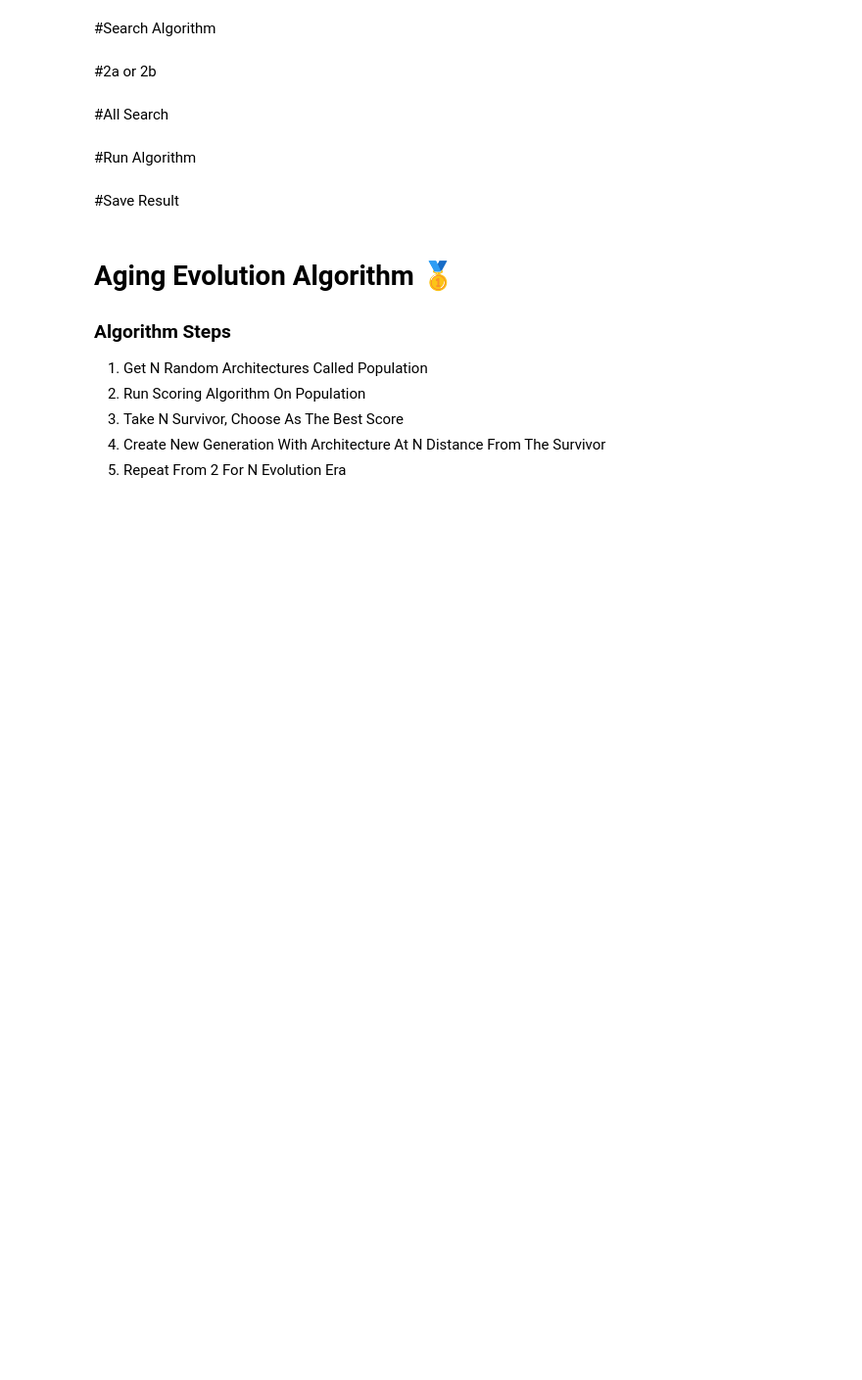
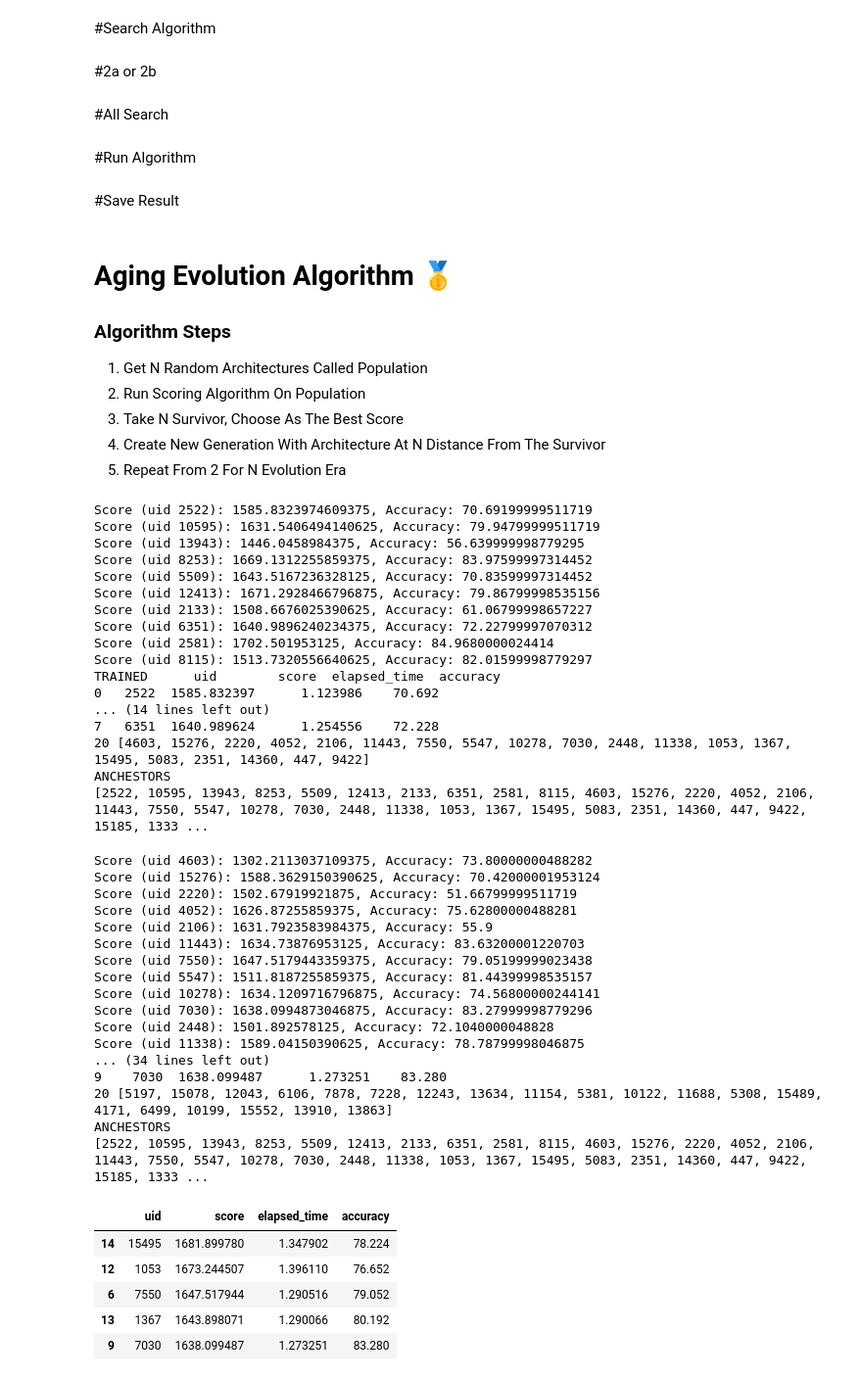
Before and after one commit to nicodimo/NAS_MachineLearningDeepLearning, a Jupyter notebook: NaswotREA.ipynb, the cells around one changed output. Shown: that part at 98% size. Cells and saved outputs as stored; diff of their text form; code cells hidden in the pictures; blank space fills up the shorter version.

```diff
--- a/NaswotREA.ipynb
+++ b/NaswotREA.ipynb
@@ -14,7 +14,7 @@ n_random =  10#@param {type:"integer"}
 point = '2a' # @param ['2a', '2b']
 imagenet_path = 'Use only if dataset=Imagenet16' #@param{type:"string"}
 use_default_path = True #@param{type:"boolean"}
-n_evolution = 10#@param{type: "integer"}
+n_evolution = 2#@param{type: "integer"}
 n_arch_distance = 6#@param{type: "integer"}
 n_survivor = 5#@param{type:"integer"}
 
@@ -710,14 +710,3 @@ path_net = f'best_network_{run_id}_trial{trial}_{dataset_id}.csv'
 3.   Take N Survivor, Choose As The Best Score
 4.   Create New Generation With Architecture At N Distance From The Survivor
 5.   Repeat From 2 For N Evolution Era
-# %%
-import time
-import random
-from neural_model.neural_model import get_cell_net
-
-"""
-Find all architectures with a distance n (max), the distance is calculated as Hamming Distance
-"""
-def find_arch_n_dist(arch, n):
-  print(arch)
-  return []
@@ -732,7 +750,7 @@ NAS WOT Algorithm
 """
 
 def naswot_search(dataset, device, population) -> pd.DataFrame:
-    result = {'uid': [], 'score': [], 'elapsed_time': []}
+    result = {'uid': [], 'score': [], 'elapsed_time': [], 'accuracy': []}
     for uid in population:
       net_config: pd.DataFrame = searchspace.loc[searchspace['uid'] == uid]
       net_config: dict = get_standard_config(net_config)
@@ -790,6 +808,7 @@ def naswot_search(dataset, device, population) -> pd.DataFrame:
           stop = time.time()
           result['uid'].append(uid)
           result['score'].append(np.mean(s))
+          result['accuracy'].append(acc)
           score = np.mean(s)
           result['elapsed_time'].append(stop-start)
       except Exception as e:
@@ -800,20 +819,69 @@ def naswot_search(dataset, device, population) -> pd.DataFrame:
 # %%
 # Get N Random Samples
 
 import random
 import pandas as pd
 
 device = torch.device("cuda:0" if torch.cuda.is_available() else "cpu")
 dataset = config['dataset']
 population = random.sample(range(max_uid), config['n_random'])
-
+survivors = {}
+anchestors = population.copy()
 # Run Algorithm on Population
 
 for i in range(config['n_evolution']):
   trained_population = naswot_search(dataset, device, population)
-
+  print('TRAINED', trained_population)
   # Take N Survivor
   trained_population.sort_values(by=['score'], ascending=False, inplace=True)
   survivors = trained_population.head(config['n_survivor'])
+  print('SURVIVORS', survivors)
 
-# Create New Generation
+  # Create New Generation
+  population = find_arch_n_dist(survivors=survivors.to_dict(), max_dist=config['n_arch_distance'], anchestors=anchestors)
+
+  print(len(population), population)
+  print('ANCHESTORS')
+  print(anchestors)
+survivors
+# %% [output]
+Score (uid 2522): 1585.8323974609375, Accuracy: 70.69199999511719
+Score (uid 10595): 1631.5406494140625, Accuracy: 79.94799999511719
+Score (uid 13943): 1446.0458984375, Accuracy: 56.639999998779295
+Score (uid 8253): 1669.1312255859375, Accuracy: 83.97599997314452
+Score (uid 5509): 1643.5167236328125, Accuracy: 70.83599997314452
+Score (uid 12413): 1671.2928466796875, Accuracy: 79.86799998535156
+Score (uid 2133): 1508.6676025390625, Accuracy: 61.06799998657227
+Score (uid 6351): 1640.9896240234375, Accuracy: 72.22799997070312
+Score (uid 2581): 1702.501953125, Accuracy: 84.9680000024414
+Score (uid 8115): 1513.7320556640625, Accuracy: 82.01599998779297
+TRAINED      uid        score  elapsed_time  accuracy
+0   2522  1585.832397      1.123986    70.692
+... (14 lines left out)
+7   6351  1640.989624      1.254556    72.228
+20 [4603, 15276, 2220, 4052, 2106, 11443, 7550, 5547, 10278, 7030, 2448, 11338, 1053, 1367, 15495, 5083, 2351, 14360, 447, 9422]
+ANCHESTORS
+[2522, 10595, 13943, 8253, 5509, 12413, 2133, 6351, 2581, 8115, 4603, 15276, 2220, 4052, 2106, 11443, 7550, 5547, 10278, 7030, 2448, 11338, 1053, 1367, 15495, 5083, 2351, 14360, 447, 9422, 15185, 1333 ...
+Score (uid 4603): 1302.2113037109375, Accuracy: 73.80000000488282
+Score (uid 15276): 1588.3629150390625, Accuracy: 70.42000001953124
+Score (uid 2220): 1502.67919921875, Accuracy: 51.66799999511719
+Score (uid 4052): 1626.87255859375, Accuracy: 75.62800000488281
+Score (uid 2106): 1631.7923583984375, Accuracy: 55.9
+Score (uid 11443): 1634.73876953125, Accuracy: 83.63200001220703
+Score (uid 7550): 1647.5179443359375, Accuracy: 79.05199999023438
+Score (uid 5547): 1511.8187255859375, Accuracy: 81.44399998535157
+Score (uid 10278): 1634.1209716796875, Accuracy: 74.56800000244141
+Score (uid 7030): 1638.0994873046875, Accuracy: 83.27999998779296
+Score (uid 2448): 1501.892578125, Accuracy: 72.1040000048828
+Score (uid 11338): 1589.04150390625, Accuracy: 78.78799998046875
+... (34 lines left out)
+9    7030  1638.099487      1.273251    83.280
+20 [5197, 15078, 12043, 6106, 7878, 7228, 12243, 13634, 11154, 5381, 10122, 11688, 5308, 15489, 4171, 6499, 10199, 15552, 13910, 13863]
+ANCHESTORS
+[2522, 10595, 13943, 8253, 5509, 12413, 2133, 6351, 2581, 8115, 4603, 15276, 2220, 4052, 2106, 11443, 7550, 5547, 10278, 7030, 2448, 11338, 1053, 1367, 15495, 5083, 2351, 14360, 447, 9422, 15185, 1333 ...
+|  | uid | score | elapsed_time | accuracy |
+| 14 | 15495 | 1681.899780 | 1.347902 | 78.224 |
+| 12 | 1053 | 1673.244507 | 1.396110 | 76.652 |
+| 6 | 7550 | 1647.517944 | 1.290516 | 79.052 |
+| 13 | 1367 | 1643.898071 | 1.290066 | 80.192 |
+| 9 | 7030 | 1638.099487 | 1.273251 | 83.280 |
```
Also changed, not shown: parts of 3 cells of this notebook.
